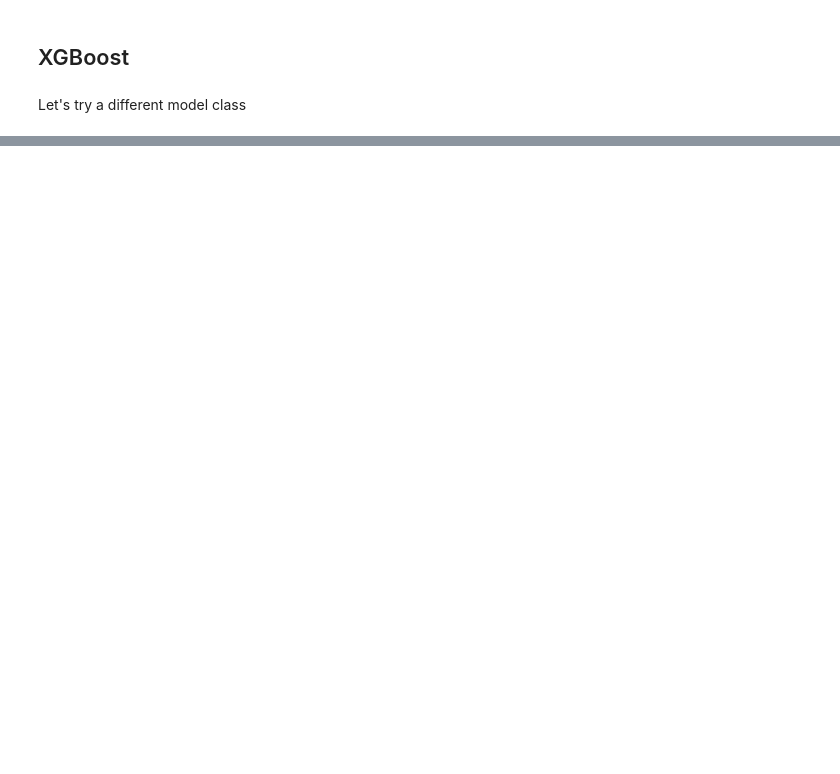
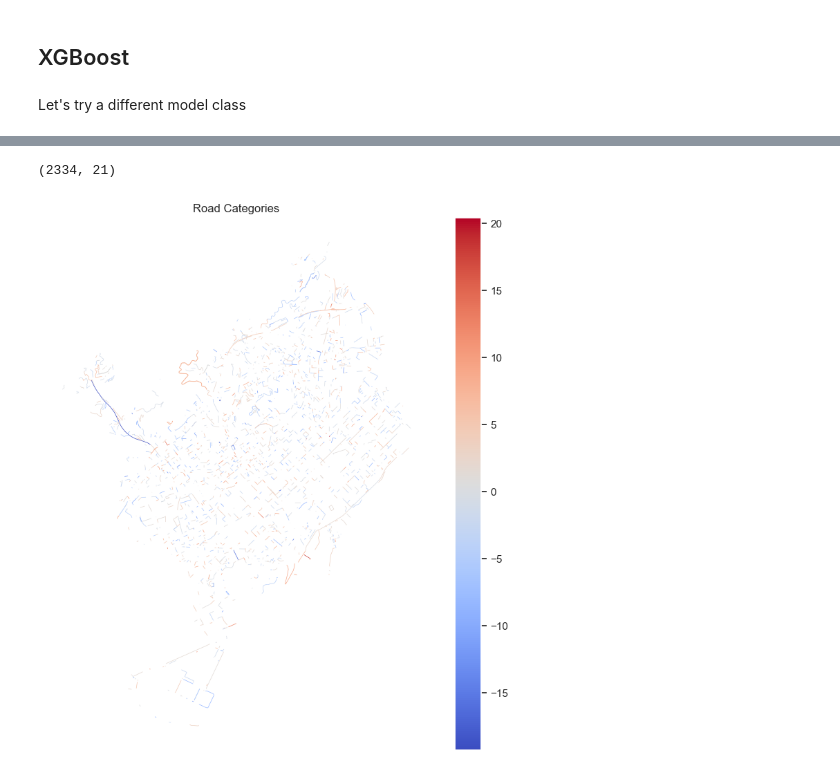
Before and after one commit to AndreaCutroni/ML-Noise-Prediction, a Jupyter notebook: notebooks/_elena/04_SL_regression.ipynb, the cells around one changed output, grey strips where cells are left out. Cells and saved outputs as stored; diff of their text form; code cells hidden in the pictures; blank space fills up the shorter version.

```diff
--- a/notebooks/_elena/04_SL_regression.ipynb
+++ b/notebooks/_elena/04_SL_regression.ipynb
@@ -326,0 +329,14 @@ plt.show()
+# %%
+data_test.shape
+# %% [output]
+(2334, 21)
+# %%
+osm_roads = gpd.read_file("data/bcn_osmnx_edges.gpkg")
+merged_gdf = osm_roads.merge(data_test, left_on='segment_id', right_on='road_id', how='left')
+# %%
+# Plot Road Categories
+ax = merged_gdf.plot(column='diff_xgb', cmap='coolwarm', linewidth=0.5, legend=True, figsize=(10, 10))
+ax.set_title('Road Categories')
+ax.set_axis_off()
+# %% [output]
+[figure, added]
```
Also changed, not shown: parts of 13 cells of this notebook, 6 other files.
